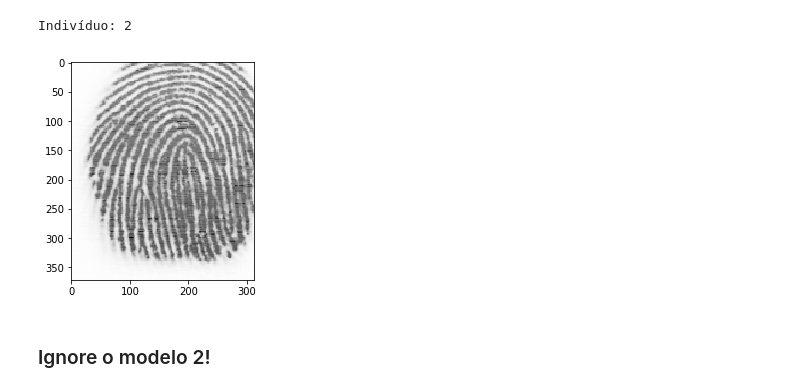
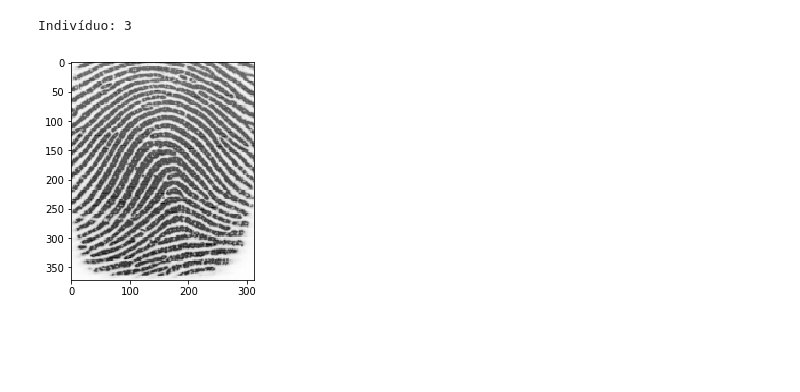
Before and after one commit to stevansehn/projeto-fingerprint, a Jupyter notebook: fingerprint_keras.ipynb, the cells around one changed output. Cells and saved outputs as stored; diff of their text form; code cells hidden in the pictures; blank space fills up the shorter version.

```diff
--- a/fingerprint_keras.ipynb
+++ b/fingerprint_keras.ipynb
@@ -61,5 +60,5 @@ Trainable params: 2,003,942
 Non-trainable params: 0
 _________________________________________________________________
 # %%
-model.fit(x=x_train,y=y_train, epochs=10)
+model.fit(x=x_train,y=y_train, epochs=20)
 # %% [output]
@@ -94,12 +90,10 @@ Acurácia =  100.0 %
 # %%
 # Avaliação individual
 
-image_index = 4
+image_index = 7
 plt.imshow(x_test[image_index].reshape(372, 312),cmap='gray')
 pred = model.predict(x_test[image_index].reshape(1, 372, 312, 1))
 print('Indivíduo:', pred.argmax())
 # %% [output]
-Indivíduo: 2
+Indivíduo: 3
-[figure, old version]
+[figure, new version]
-# %% [markdown]
-### Ignore o modelo 2!
```
Also changed, not shown: parts of 6 cells of this notebook, 2 other files.
